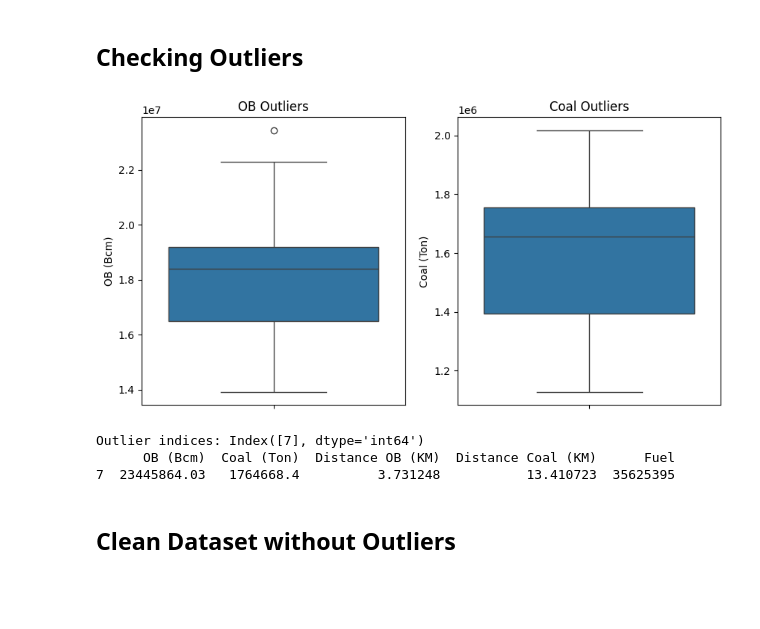
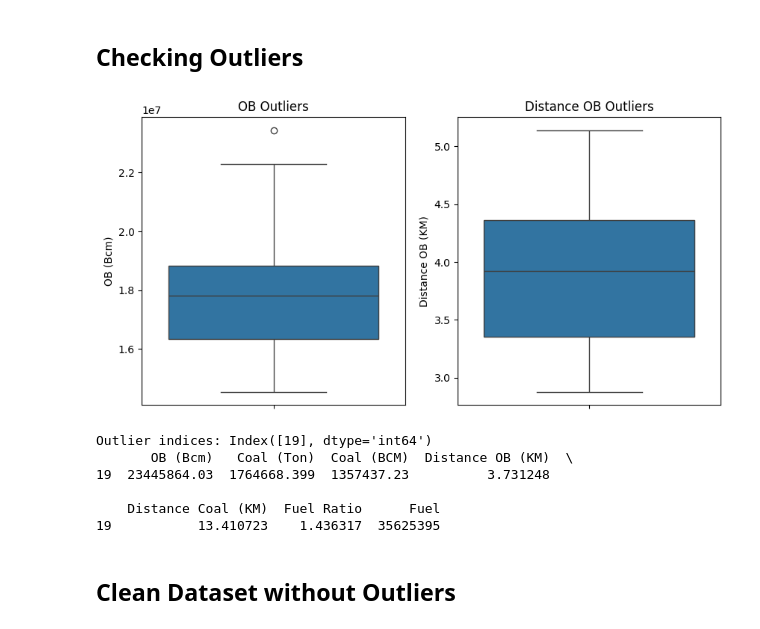
Before and after one commit to layudhi/FuelPrediction, a Jupyter notebook: C-MODFuelPrediction R1.ipynb, the cells around one changed output. Cells and saved outputs as stored; diff of their text form; code cells hidden in the pictures; blank space fills up the shorter version.

Commit message:
Modify Data CMD
Especially Distance using Sumproduct

```diff
--- a/C-MODFuelPrediction R1.ipynb
+++ b/C-MODFuelPrediction R1.ipynb
@@ -116,24 +136,24 @@ import seaborn as sns
 # %%
 # Create box plots for each feature
 plt.figure(figsize=(10, 5))
 
 # OB Boxplot
 plt.subplot(1, 2, 1)
 sns.boxplot(y=dataset['OB (Bcm)'])
 plt.title("OB Outliers")
 
 # Coal Boxplot
 plt.subplot(1, 2, 2)
-sns.boxplot(y=dataset['Coal (Ton)'])
-plt.title("Coal Outliers")
+sns.boxplot(y=dataset['Distance OB (KM)'])
+plt.title("Distance OB Outliers")
 
 plt.show()
 # %% [output]
-[figure, old version]
+[figure, new version]
 # %%
 # Compute IQR
-Q1 = dataset[['OB (Bcm)', 'Coal (Ton)']].quantile(0.25)
-Q3 = dataset[['OB (Bcm)', 'Coal (Ton)']].quantile(0.75)
+Q1 = dataset[['OB (Bcm)', 'Distance OB (KM)']].quantile(0.25)
+Q3 = dataset[['OB (Bcm)', 'Distance OB (KM)']].quantile(0.75)
 IQR = Q3 - Q1
 
 # Define lower and upper bounds
@@ -141,7 +161,7 @@ lower_bound = Q1 - 1.5 * IQR
 upper_bound = Q3 + 1.5 * IQR
 
 # Find outliers
-outliers = ((dataset[['OB (Bcm)', 'Coal (Ton)']] < lower_bound) | (dataset[['OB (Bcm)', 'Coal (Ton)']] > upper_bound))
+outliers = ((dataset[['OB (Bcm)', 'Distance OB (KM)']] < lower_bound) | (dataset[['OB (Bcm)', 'Distance OB (KM)']] > upper_bound))
 
 # Get row indices of outliers
 outlier_indices = dataset[outliers.any(axis=1)].index
@@ -151,9 +171,12 @@ print("Outlier indices:", outlier_indices)
 outlier_rows = dataset.loc[outlier_indices]
 print(outlier_rows)
 # %% [output]
-Outlier indices: Index([7], dtype='int64')
-      OB (Bcm)  Coal (Ton)  Distance OB (KM)  Distance Coal (KM)      Fuel
-7  23445864.03   1764668.4          3.731248           13.410723  35625395
+Outlier indices: Index([19], dtype='int64')
+       OB (Bcm)   Coal (Ton)  Coal (BCM)  Distance OB (KM)  \
+19  23445864.03  1764668.399  1357437.23          3.731248
+
+    Distance Coal (KM)  Fuel Ratio      Fuel
+19           13.410723    1.436317  35625395
 # %% [markdown]
 ## Clean Dataset without Outliers
 # %%
```
Also changed, not shown: parts of 15 cells of this notebook, 4 other files.
